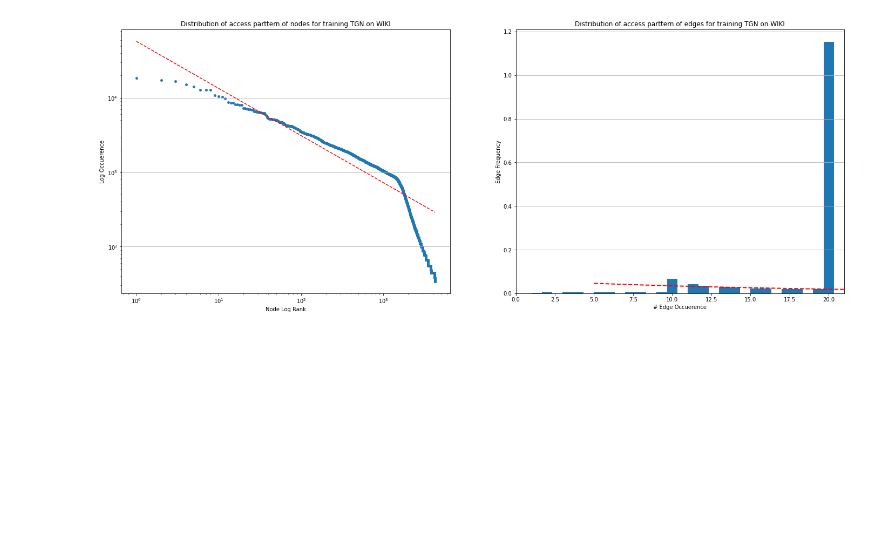
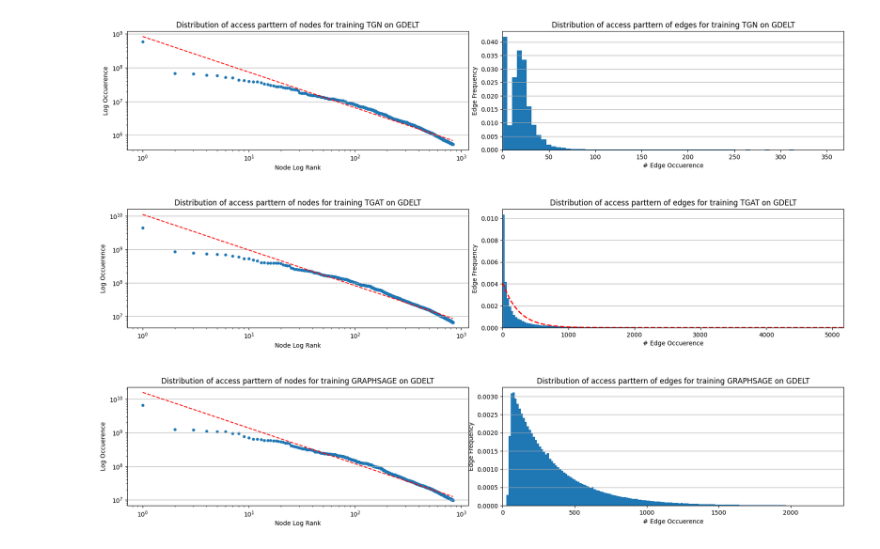
Before and after one commit to jasperzhong/GNNFlow, a Jupyter notebook: benchmarks/show_plots.ipynb, the cells around one changed output. Drawn from its saved outputs; the diff is of its cells as text; code cells hidden in the pictures; blank space fills up the shorter version.

```diff
--- a/benchmarks/show_plots.ipynb
+++ b/benchmarks/show_plots.ipynb
@@ -2,64 +2,84 @@
 import matplotlib.pyplot as plt
 import numpy as np
 from scipy.stats import expon
+from scipy.stats import norm
+from scipy.stats import skewnorm
+from scipy.stats import skew
+
+import torch
 import itertools
-import pickle
+
+models = ['TGN', 'TGAT', 'GRAPHSAGE']
+datasets = ['GDELT']
 
 
-models = ['TGN', 'TGAT', 'GRAPHSAGE']
-datasets = ['WIKI', 'REDDIT', 'MOOC', 'LASTFM']
+param_space = list(itertools.product(
+    models, datasets))
 
+nrow = len(param_space)
+ncol = 2
+fig, axes = plt.subplots(nrow, ncol, figsize=(nrow*7, ncol*7))
+# set margin
+fig.subplots_adjust(hspace=0.5, wspace=0.1)
 
-param_space = itertools.product(
-    models, datasets)
+for idx, param in enumerate(param_space):
+    node_to_cnt = torch.load("{}_{}_node_to_cnt.pt".format(*param))
+    edge_to_cnt = torch.load("{}_{}_edge_to_cnt.pt".format(*param))
 
-for param in param_space:
-    with open("{}_{}_node_to_cnt.pickle".format(*param), 'rb') as f:
-        node_to_cnt = pickle.load(f)
-    with open("{}_{}_edge_to_cnt.pickle".format(*param), 'rb') as f:
-        edge_to_cnt = pickle.load(f)
-
-    def log_rank_freq(d, ax, type):
-        values = sorted(d.values(), reverse=True)
+    def log_rank_freq(data, ax, type):
+        values = data.cpu().numpy()
+        values = values[values > 0]
+        values = np.sort(values)[::-1]
+        cutoff = np.percentile(values, 95)
+        values = values[values > cutoff]
         ranks = range(1, len(values)+1)
 
-        x = np.log10(values)
-        y = np.log10(ranks)
+        x = np.log10(ranks)
+        y = np.log10(values)
 
         coeffs = np.polyfit(x, y, 1)
-        alpha = -coeffs[0]
+        alpha = coeffs[0]
         C = 10**coeffs[1]
         print(alpha, coeffs[1])
 
         ax.scatter(ranks, values, s=15)
 
         x = np.logspace(np.log10(ranks[0]), np.log10(ranks[-1]), num=len(ranks))
-        y = C * x**(-alpha)
+        y = C * x**(alpha)
         ax.loglog(x, y, linestyle='--', color='r')
         ax.grid(axis='y')
         ax.set_xlabel("Node Log Rank")
         ax.set_ylabel("Log Occuerence")
         ax.set_title("Distribution of access parttern of nodes for training {} on {}".format(*param))
 
-    def hist(d, ax, type):
-        data = list(d.values())
-        ax.hist(data, bins=30, density=True)
-        ax.set_xlabel('# {} Occuerence'.format(type))
-        ax.set_ylabel('{} Frequency'.format(type))
-        ax.set_xlim((0, max(data)))
+    def hist(data, ax, label, model):
+        data = data.cpu().numpy()
+        print(np.max(data))
+        ax.hist(data, bins=1000, density=True)
+        ax.set_xlabel('# {} Occuerence'.format(label))
+        ax.set_ylabel('{} Frequency'.format(label))
+        cutoff = np.percentile(data, 99.9)
+        print(cutoff)
+        ax.set_xlim((0, cutoff))
         ax.grid(axis='y')
-
-        # 拟合指数分布
-        loc, scale = expon.fit(data)
-        pdf = expon.pdf(np.linspace(5, max(data), 100), loc, scale)
-        ax.plot(np.linspace(5, max(data), 100), pdf, 'r--', linewidth=2)
-        print("lambda = {:.4f}".format(1/scale))
         ax.set_title("Distribution of access parttern of edges for training {} on {}".format(*param))
 
-    fig, (ax1, ax2) = plt.subplots(1, 2)
-    fig.set_size_inches(24, 9)
-    log_rank_freq(node_to_cnt, ax1, 'Node')
-    hist(edge_to_cnt, ax2, 'Edge')
+        if model == "TGN":
+            pass
+        elif model  == "TGAT":
+            loc, scale = expon.fit(data)
+            pdf = expon.pdf(np.linspace(5, max(data), 1000), loc, scale)
+            ax.plot(np.linspace(5, max(data), 1000), pdf, 'r--', linewidth=2)
+            print("lambda = {:.4f}".format(1/scale))
+        elif model == "GRAPHSAGE":
+            skew_param = skewnorm.fit(data)
+            pdf = skewnorm.pdf(np.linspace(0, cutoff, 100), *skew_param)
 
-    plt.show()
+            ax.plot(np.linspace(0, cutoff ,100), pdf, 'r-', linewidth=2)
+
+
+    log_rank_freq(node_to_cnt, axes[idx][0], 'Node')
+    hist(edge_to_cnt, axes[idx][1], 'Edge', param[0])
+
+plt.show()
 # %% [output]
@@ -68 +97 @@ lambda = 0.0580
-[figure, old version]
+[figure, new version]
```
Also changed, not shown: parts of 1 cell of this notebook, 3 other files.
